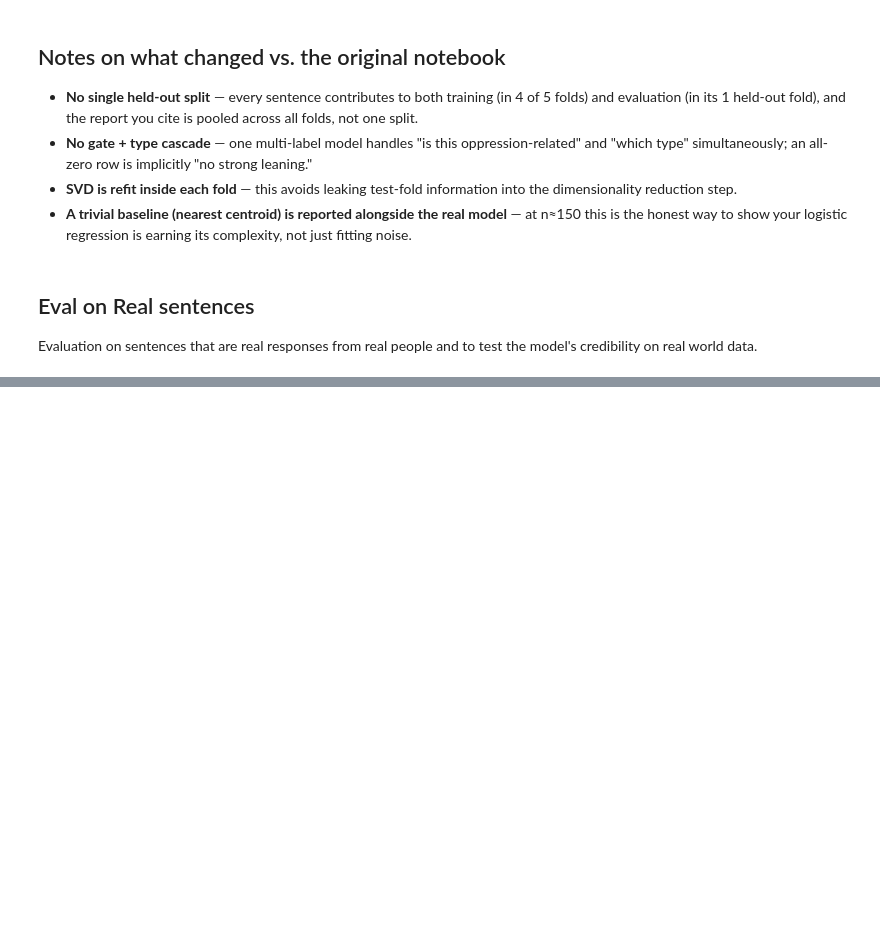
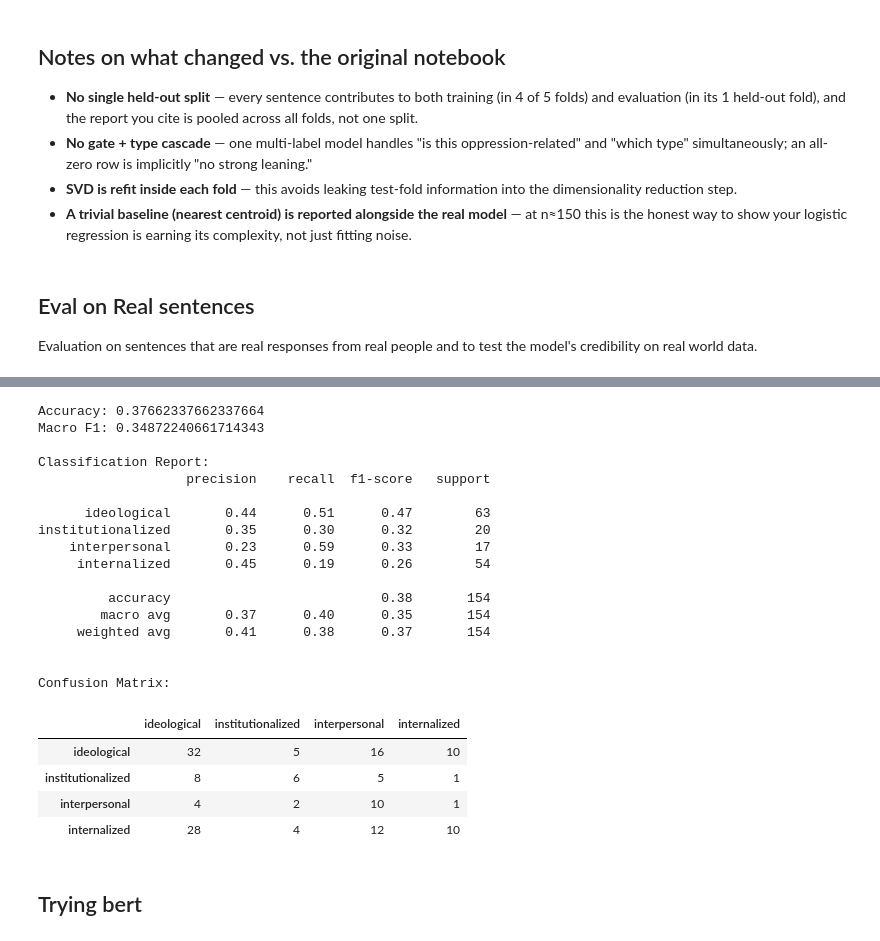
Before and after one commit to ritvik-123/EMP-Project, a Jupyter notebook: Module_1_SmallData_Rework.ipynb, the cells around one changed output, grey strips where cells are left out. Cells and saved outputs as stored; diff of their text form; code cells hidden in the pictures; blank space fills up the shorter version.

```diff
--- a/Module_1_SmallData_Rework.ipynb
+++ b/Module_1_SmallData_Rework.ipynb
@@ -232,11 +244,6 @@ Done. Every row now has an out-of-fold probability it never trained on.
 # Final model trained on ALL generated sentences
 # ------------------------------------------------------------
 
-from sklearn.linear_model import LogisticRegression
-from sklearn.decomposition import TruncatedSVD
-from sklearn.metrics import classification_report, confusion_matrix, accuracy_score, top_k_accuracy_score
-import numpy as np
-import pandas as pd
 
 y_train_full = df["Label"].values
 
@@ -244,6 +251,12 @@ final_svd = TruncatedSVD(
     n_components=N_SVD_COMPONENTS,
     random_state=RANDOM_STATE
 )
+
+sample_weight = np.ones(len(df))
+
+sample_weight[df["data_source"] == "base_synthetic"] = 1.0
+sample_weight[df["data_source"] == "contrastive_synthetic"] = 0.7
+sample_weight[df["data_source"] == "extra_institutionalized"] = 0.4
 
 X_train_full = final_svd.fit_transform(X_full)
 
@@ -254,7 +267,7 @@ final_clf = LogisticRegression(
     random_state=RANDOM_STATE
 )
 
-final_clf.fit(X_train_full, y_train_full)
+final_clf.fit(X_train_full, y_train_full, sample_weight=sample_weight)
 
 print("Final model trained on all generated sentences.")
 print("Classes:", final_clf.classes_)
@@ -542,0 +623,51 @@ internalized                 0                  1              1            14
+# %%
+# ------------------------------------------------------------
+# Evaluate MLP on real sentences
+# ------------------------------------------------------------
+
+y_true = df_eval["primary_leaning"].values
+y_pred_mlp_encoded = final_mlp.predict(X_eval_raw)
+y_pred_mlp = label_encoder.inverse_transform(y_pred_mlp_encoded)
+
+print("Accuracy:", accuracy_score(y_true, y_pred_mlp))
+print("Macro F1:", f1_score(y_true, y_pred_mlp, average="macro", zero_division=0))
+
+print("\nClassification Report:")
+print(classification_report(
+    y_true,
+    y_pred_mlp,
+    labels=TARGET_LABELS,
+    zero_division=0
+))
+
+print("\nConfusion Matrix:")
+pd.DataFrame(
+    confusion_matrix(y_true, y_pred_mlp, labels=TARGET_LABELS),
+    index=TARGET_LABELS,
+    columns=TARGET_LABELS
+)
+# %% [output]
+Accuracy: 0.37662337662337664
+Macro F1: 0.34872240661714343
+
+Classification Report:
+                   precision    recall  f1-score   support
+
+      ideological       0.44      0.51      0.47        63
+institutionalized       0.35      0.30      0.32        20
+    interpersonal       0.23      0.59      0.33        17
+     internalized       0.45      0.19      0.26        54
+
+         accuracy                           0.38       154
+        macro avg       0.37      0.40      0.35       154
+     weighted avg       0.41      0.38      0.37       154
+
+
+Confusion Matrix:
+|  | ideological | institutionalized | interpersonal | internalized |
+| ideological | 32 | 5 | 16 | 10 |
+| institutionalized | 8 | 6 | 5 | 1 |
+| interpersonal | 4 | 2 | 10 | 1 |
+| internalized | 28 | 4 | 12 | 10 |
+# %% [markdown]
+## Trying bert
```
Also changed, not shown: parts of 22 cells of this notebook.
